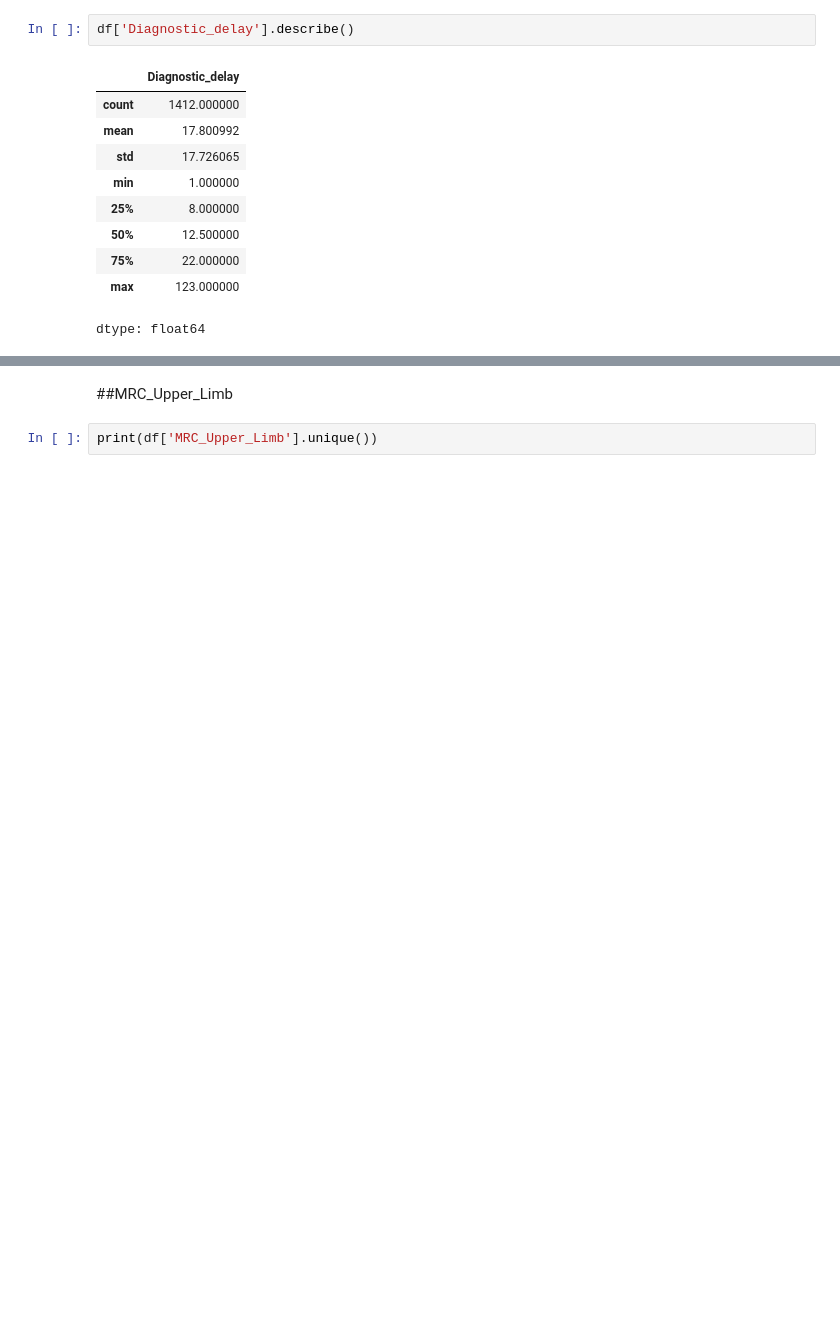
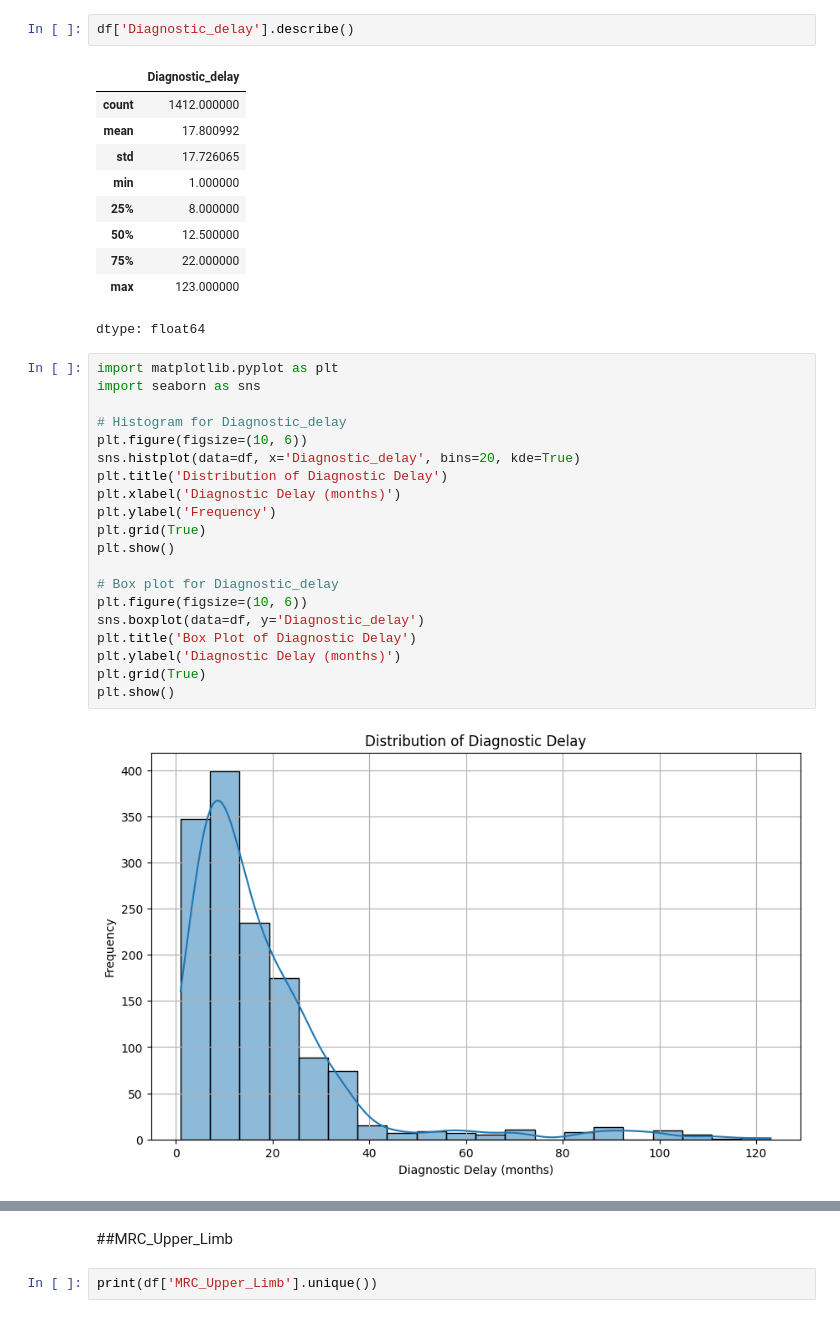
Before and after one commit to FaridRash/Advance-Statistical-Learnin--Semester-3, a Jupyter notebook: MH/Mh_AD_Data_understanding.ipynb, the cells around one changed output, grey strips where cells are left out. Saved outputs shown, nothing was run; the diff lists cells and outputs as text; blank space fills up the shorter version.

```diff
--- a/MH/Mh_AD_Data_understanding.ipynb
+++ b/MH/Mh_AD_Data_understanding.ipynb
@@ -549,3 +591,25 @@ df['Diagnostic_delay'].describe()
 | 75% | 22.000000 |
 | max | 123.000000 |
 dtype: float64
+# %%
+import matplotlib.pyplot as plt
+import seaborn as sns
+
+# Histogram for Diagnostic_delay
+plt.figure(figsize=(10, 6))
+sns.histplot(data=df, x='Diagnostic_delay', bins=20, kde=True)
+plt.title('Distribution of Diagnostic Delay')
+plt.xlabel('Diagnostic Delay (months)')
+plt.ylabel('Frequency')
+plt.grid(True)
+plt.show()
+
+# Box plot for Diagnostic_delay
+plt.figure(figsize=(10, 6))
+sns.boxplot(data=df, y='Diagnostic_delay')
+plt.title('Box Plot of Diagnostic Delay')
+plt.ylabel('Diagnostic Delay (months)')
+plt.grid(True)
+plt.show()
+# %% [output]
+[figure, added]
```
Also changed, not shown: parts of 5 cells of this notebook.
